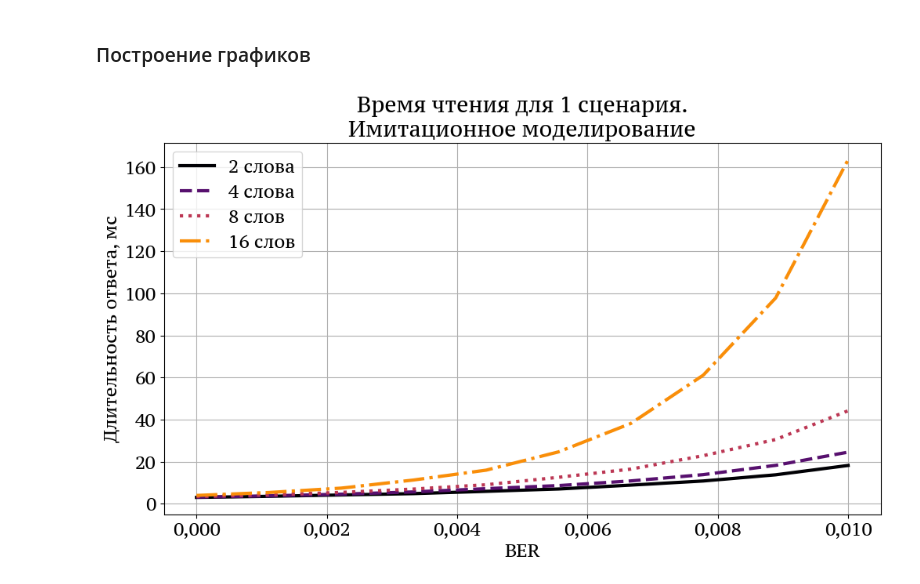
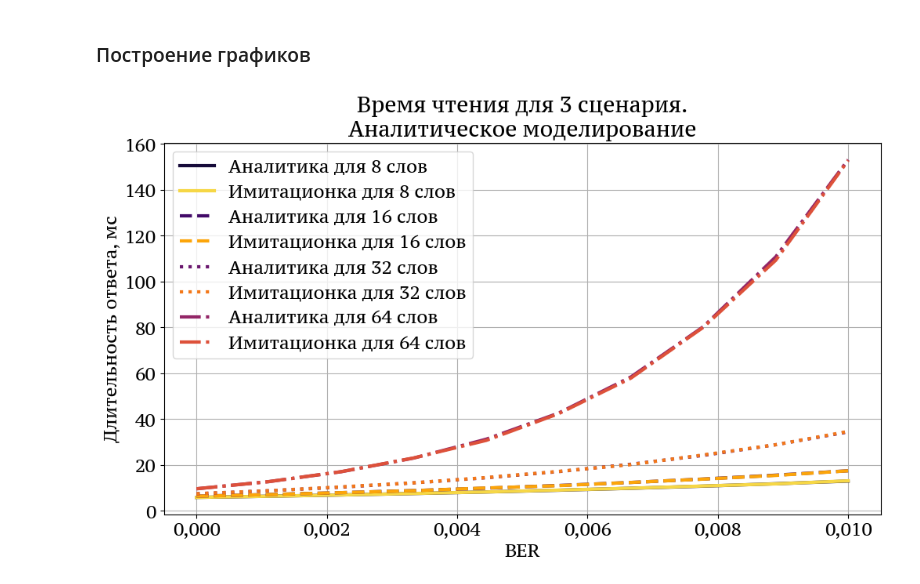
Before and after one commit to VilmenAbramian/simulation, a Jupyter notebook: pysim/experiments/analitical_graphs.ipynb, the cells around one changed output. Saved outputs shown, nothing was run; the diff lists cells and outputs as text; code cells hidden in the pictures.

Commit message:
Fix 3d scenario in analitica

```diff
--- a/pysim/experiments/analitical_graphs.ipynb
+++ b/pysim/experiments/analitical_graphs.ipynb
@@ -53,9 +55,9 @@ TARI_US = [6.25]
 TRExt = (False,)
 
 # Выбор сценариев и режимов
-scenario: int = 1 # 1,2,3
-words_numbers: tuple = (2, 4, 8, 16) # Для семейства кривых
-chunks_number = 1
+scenario: int = 3 # 1,2,3
+words_numbers: tuple = (8, 16, 32, 64) # Для семейства кривых
+chunks_number = 4
 # %% [markdown]
 ## Инициализация команд и ответов
 # %%
@@ -147,11 +149,13 @@ for i in range(len(words_numbers)):
 # %% [markdown]
 ### Запуск аналитических моделей
 # %%
-# all_phases_1 = convert_data_for_analitica(probs_1, t_1)
-# all_phases_2 = convert_data_for_analitica(probs_2, t_2)
+phases_list = []
+for i in range(len(words_numbers)):
+    phases_list.append(convert_data_for_analitica(probs_list[i], t_list[i]))
 
-# analit_res_1 = run_analitica(scenario, all_phases_1)
-# analit_res_2 = run_analitica(scenario, all_phases_2)
+analit_res_list = []
+for i in range(len(words_numbers)):
+    analit_res_list.append(run_analitica(scenario, phases_list[i], chunks_number))
 # %% [markdown]
 ### Построение графиков
 # %%
@@ -159,38 +163,70 @@ setup_matplotlib()
 # %%
 fig, ax = plt.subplots(figsize=(10, 6), layout='constrained')
 
 ax.set_xlabel('BER')
 ax.set_ylabel('Длительность ответа, мс')
-ax.set_title(f'Время чтения для {scenario} сценария.\nИмитационное моделирование')
+ax.set_title(f'Время чтения для {scenario} сценария.\nАналитическое моделирование')
 
+# 1я пара
+# --------------------------------------
+ax.plot(
+    BER, analit_res_list[0],
+    linewidth=3, linestyle='-',
+    label=f'Аналитика для {words_numbers[0]} слов',
+    color=get_color(0.1)
+)
 ax.plot(
     BER, results_list[0],
     linewidth=3, linestyle='-',
-    label=f'{words_numbers[0]} слова',
-    color=get_color(0)
+    label=f'Имитационка для {words_numbers[0]} слов',
+    color=get_color(0.9)
 )
+# 2я пара
+# --------------------------------------
+ax.plot(
+    BER, analit_res_list[1],
+    linewidth=3, linestyle='--',
+    label=f'Аналитика для {words_numbers[1]} слов',
+    color=get_color(0.2)
+)
+
 ax.plot(
     BER, results_list[1],
     linewidth=3, linestyle='--',
-    label=f'{words_numbers[1]} слова',
-    color=get_color(0.25)
+    label=f'Имитационка для {words_numbers[1]} слов',
+    color=get_color(0.8)
 )
-
+# 3я пара
+# --------------------------------------
+ax.plot(
+    BER, analit_res_list[2],
+    linewidth=3, linestyle='dotted',
+    label=f'Аналитика для {words_numbers[2]} слов',
+    color=get_color(0.3)
+)
 ax.plot(
     BER, results_list[2],
     linewidth=3, linestyle='dotted',
-    label=f'{words_numbers[2]} слов',
-    color=get_color(0.5)
+    label=f'Имитационка для {words_numbers[2]} слов',
+    color=get_color(0.7)
 )
-
+# 4я пара
+# --------------------------------------
+ax.plot(
+    BER, analit_res_list[3],
+    linewidth=3, linestyle='dashdot',
+    label=f'Аналитика для {words_numbers[3]} слов',
+    color=get_color(0.4)
+)
 ax.plot(
     BER, results_list[3],
     linewidth=3, linestyle='dashdot',
-    label=f'{words_numbers[3]} слов',
-    color=get_color(0.75)
+    label=f'Имитационка для {words_numbers[3]} слов',
+    color=get_color(0.6)
 )
+# --------------------------------------
 plt.legend()
 plt.grid()
-plt.savefig(f'Имитационка для {scenario} сценария.')
+plt.savefig(f'Аналитика + имитационка для {scenario} сценария.')
 # %% [output]
-[figure, old version]
+[figure, new version]
```
Also changed, not shown: parts of 1 cell of this notebook, 1 other file.
